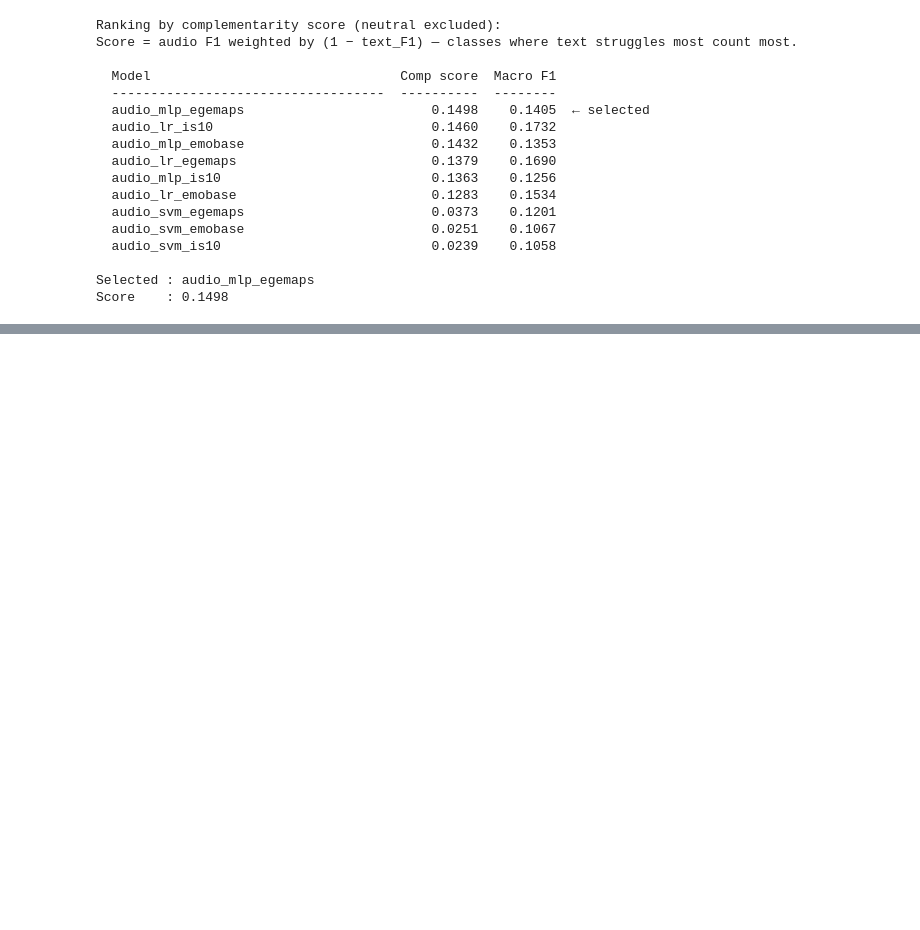
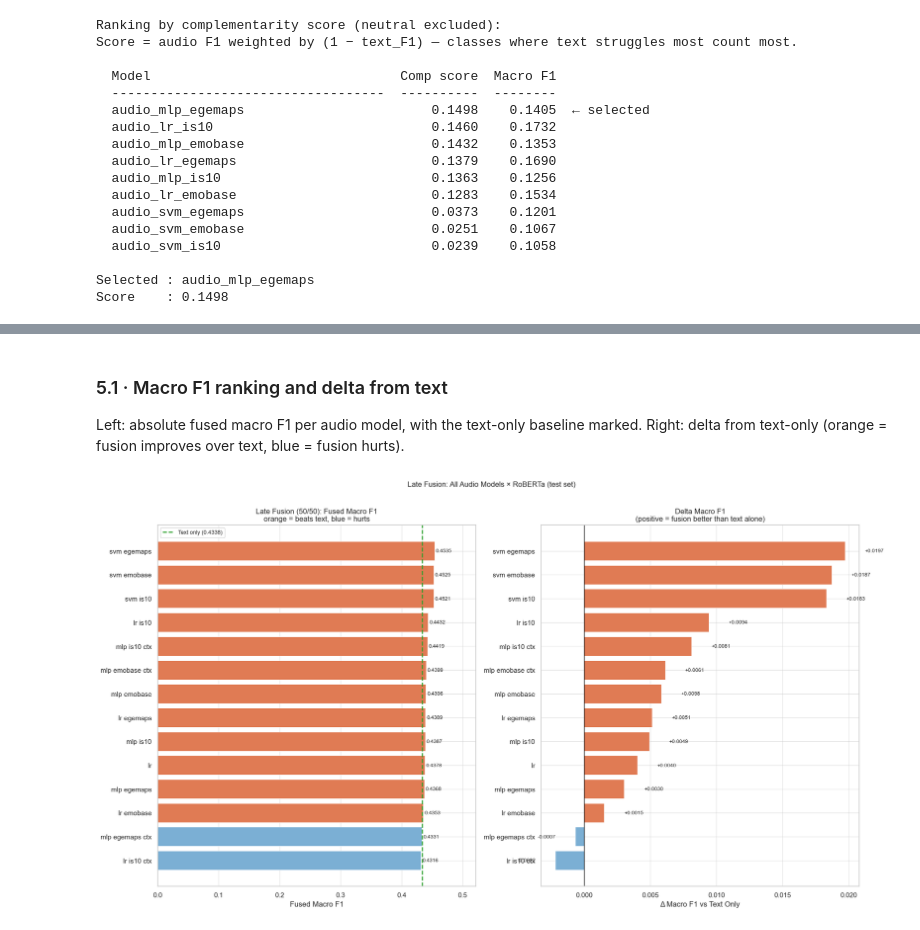
Before and after one commit to pvijayasures/NLP_P3, a Jupyter notebook: notebook/multimodal_experiments.ipynb, the cells around one changed output, grey strips where cells are left out. Saved outputs shown, nothing was run; the diff lists cells and outputs as text; code cells hidden in the pictures; blank space fills up the shorter version.

```diff
--- a/notebook/multimodal_experiments.ipynb
+++ b/notebook/multimodal_experiments.ipynb
@@ -748,0 +734,44 @@ Shapes      : train (9982, 776)  dev (1106, 776)  test (2610, 776)
+# %% [markdown]
+### 5.1 · Macro F1 ranking and delta from text
+
+Left: absolute fused macro F1 per audio model, with the text-only baseline marked.
+Right: delta from text-only (orange = fusion improves over text, blue = fusion hurts).
+# %%
+fig, axes = plt.subplots(1, 2, figsize=(18, 0.55 * len(df_late) + 2))
+
+_labels  = df_late['audio_tag'].str.replace('audio_', '').str.replace('_', ' ')
+_colors  = ['#e07b54' if d > 0 else '#7bafd4' for d in df_late['delta_mf1']]
+
+_bars = axes[0].barh(_labels, df_late['fused_mf1'], color=_colors,
+                     edgecolor='white', linewidth=0.6)
+axes[0].axvline(_text_mf1, color='#2ca02c', linewidth=1.8, linestyle='--',
+                label=f'Text only ({_text_mf1:.4f})')
+for bar, val in zip(_bars, df_late['fused_mf1']):
+    axes[0].text(bar.get_width() + 0.002, bar.get_y() + bar.get_height() / 2,
+                 f'{val:.4f}', va='center', fontsize=8.5)
+axes[0].set_xlabel('Fused Macro F1')
+axes[0].set_title('Late Fusion (50/50): Fused Macro F1\norange = beats text, blue = hurts')
+axes[0].set_xlim(0, df_late['fused_mf1'].max() * 1.15)
+axes[0].invert_yaxis()
+axes[0].legend(fontsize=9)
+
+_dbars = axes[1].barh(_labels, df_late['delta_mf1'], color=_colors,
+                      edgecolor='white', linewidth=0.6)
+axes[1].axvline(0, color='black', linewidth=1.0)
+for bar, val in zip(_dbars, df_late['delta_mf1']):
+    axes[1].text(
+        bar.get_width() + (0.0015 if val >= 0 else -0.0015),
+        bar.get_y() + bar.get_height() / 2,
+        f'{val:+.4f}', va='center',
+        ha='left' if val >= 0 else 'right', fontsize=8.5,
+    )
+axes[1].set_xlabel('Δ Macro F1 vs Text Only')
+axes[1].set_title('Delta Macro F1\n(positive = fusion better than text alone)')
+axes[1].invert_yaxis()
+
+plt.suptitle('Late Fusion: All Audio Models × RoBERTa (test set)', fontsize=12, y=1.01)
+plt.tight_layout()
+plt.savefig(OUTPUTS_DIR / 'plots' / 'late_fusion_all_models.png', dpi=150, bbox_inches='tight')
+plt.show()
+# %% [output]
+[figure, added]
```
Also changed, not shown: parts of 62 cells of this notebook.
